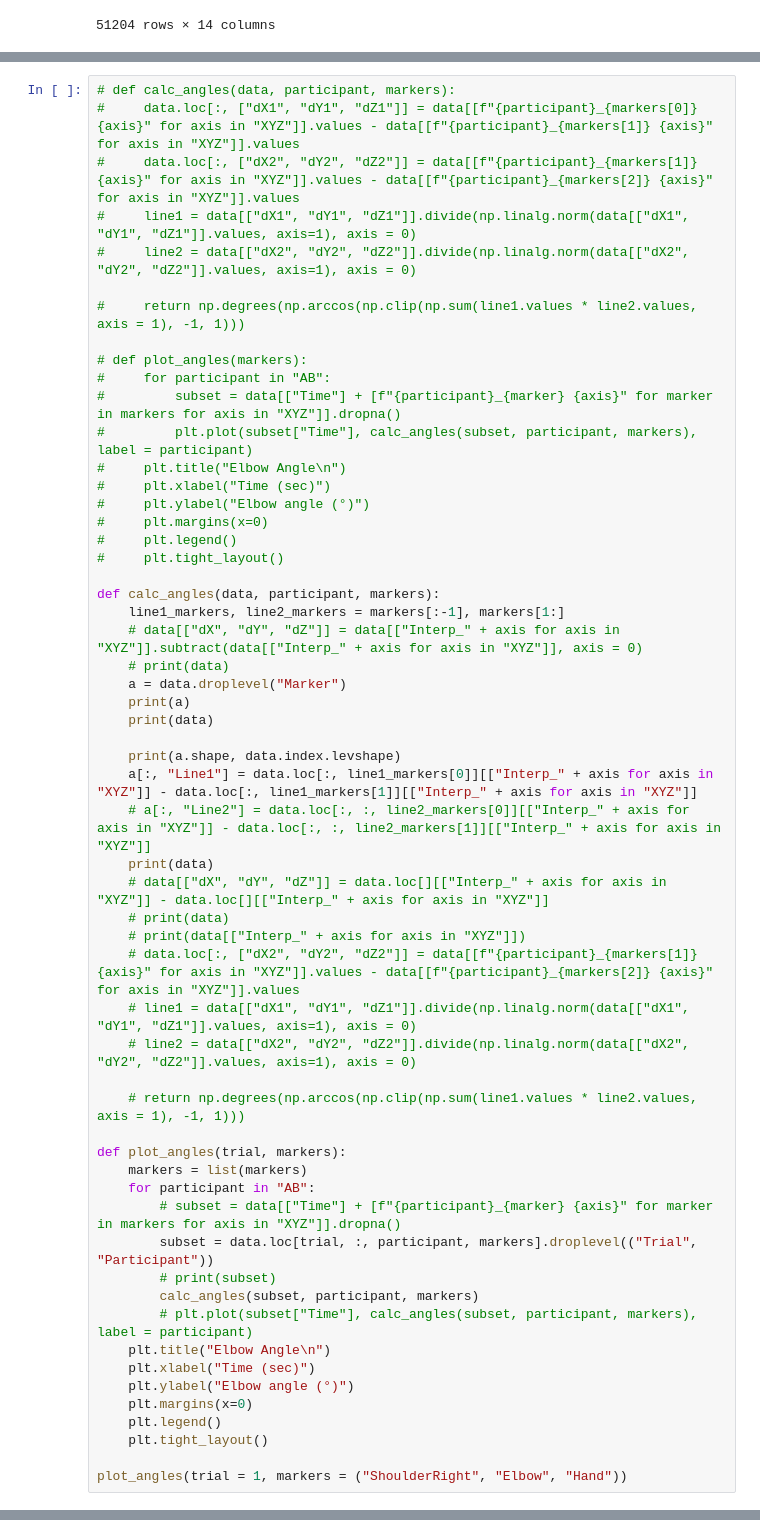
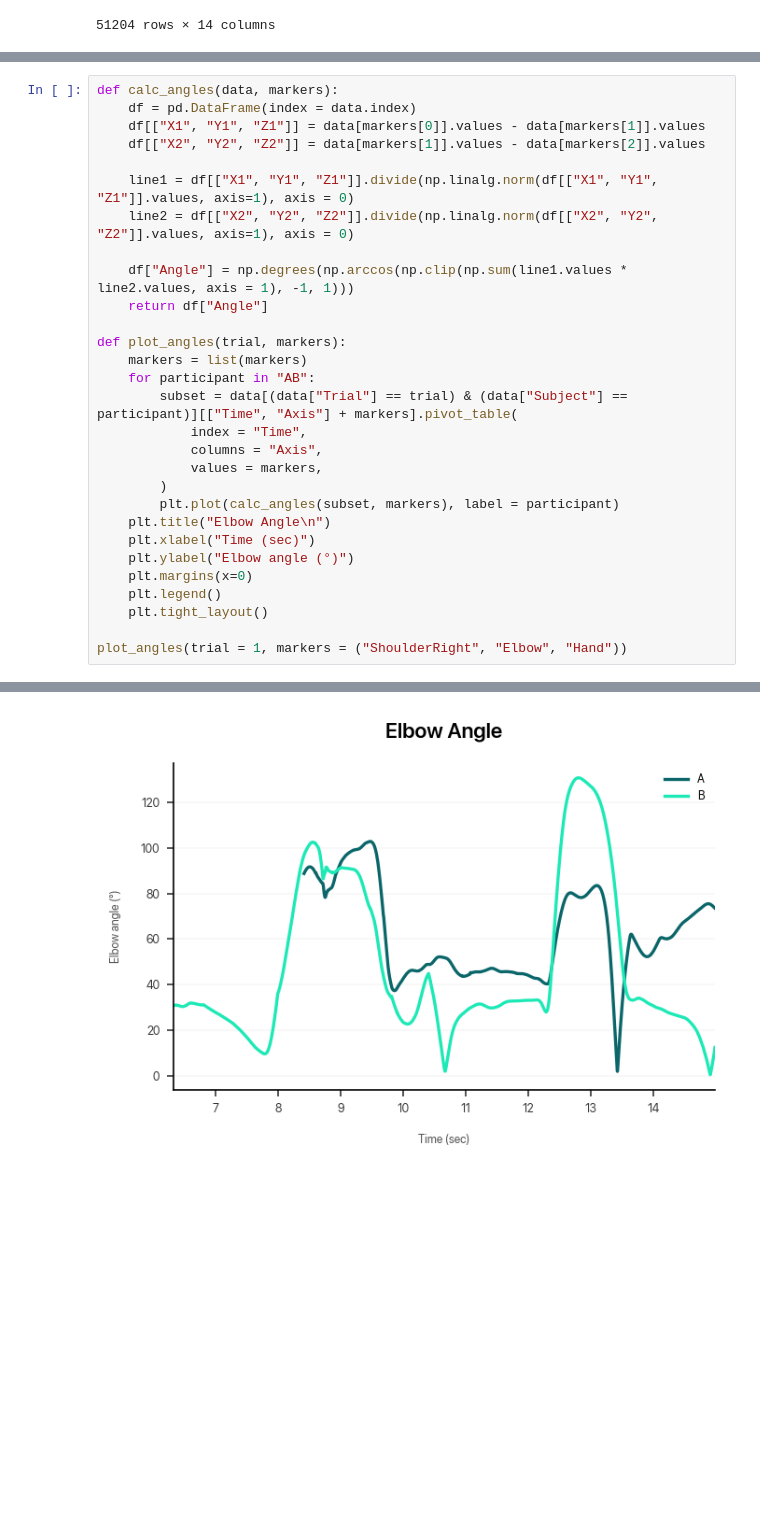
Before and after one commit to dlundgaard/dapup-mocap, a Jupyter notebook: analysis.ipynb, the cells around one changed output, grey strips where cells are left out. Cells and saved outputs as stored; diff of their text form; blank space fills up the shorter version.

Commit message:
achieved acceptable elegance in deetermining angle of elbow joint

```diff
--- a/analysis.ipynb
+++ b/analysis.ipynb
@@ -131,52 +131,24 @@ plot_cross_correlation(trial = 1, marker = "Hand", axis = "X")
 # %%
-# def calc_angles(data, participant, markers):
-#     data.loc[:, ["dX1", "dY1", "dZ1"]] = data[[f"{participant}_{markers[0]} {axis}" for axis in "XYZ"]].values - data[[f"{participant}_{markers[1]} {axis}" for axis in "XYZ"]].values
-#     data.loc[:, ["dX2", "dY2", "dZ2"]] = data[[f"{participant}_{markers[1]} {axis}" for axis in "XYZ"]].values - data[[f"{participant}_{markers[2]} {axis}" for axis in "XYZ"]].values
-#     line1 = data[["dX1", "dY1", "dZ1"]].divide(np.linalg.norm(data[["dX1", "dY1", "dZ1"]].values, axis=1), axis = 0)
-#     line2 = data[["dX2", "dY2", "dZ2"]].divide(np.linalg.norm(data[["dX2", "dY2", "dZ2"]].values, axis=1), axis = 0)
+def calc_angles(data, markers):
+    df = pd.DataFrame(index = data.index)
+    df[["X1", "Y1", "Z1"]] = data[markers[0]].values - data[markers[1]].values
+    df[["X2", "Y2", "Z2"]] = data[markers[1]].values - data[markers[2]].values
 
-#     return np.degrees(np.arccos(np.clip(np.sum(line1.values * line2.values, axis = 1), -1, 1)))
+    line1 = df[["X1", "Y1", "Z1"]].divide(np.linalg.norm(df[["X1", "Y1", "Z1"]].values, axis=1), axis = 0)
+    line2 = df[["X2", "Y2", "Z2"]].divide(np.linalg.norm(df[["X2", "Y2", "Z2"]].values, axis=1), axis = 0)
 
-# def plot_angles(markers):
-#     for participant in "AB":
-#         subset = data[["Time"] + [f"{participant}_{marker} {axis}" for marker in markers for axis in "XYZ"]].dropna()
-#         plt.plot(subset["Time"], calc_angles(subset, participant, markers), label = participant)
-#     plt.title("Elbow Angle\n")
-#     plt.xlabel("Time (sec)")
-#     plt.ylabel("Elbow angle (°)")
-#     plt.margins(x=0)
-#     plt.legend()
-#     plt.tight_layout()
-
-def calc_angles(data, participant, markers):
-    line1_markers, line2_markers = markers[:-1], markers[1:]
-    # data[["dX", "dY", "dZ"]] = data[["Interp_" + axis for axis in "XYZ"]].subtract(data[["Interp_" + axis for axis in "XYZ"]], axis = 0)
-    # print(data)
-    a = data.droplevel("Marker")
-    print(a)
-    print(data)
-
-    print(a.shape, data.index.levshape)
-    a[:, "Line1"] = data.loc[:, line1_markers[0]][["Interp_" + axis for axis in "XYZ"]] - data.loc[:, line1_markers[1]][["Interp_" + axis for axis in "XYZ"]]
-    # a[:, "Line2"] = data.loc[:, :, line2_markers[0]][["Interp_" + axis for axis in "XYZ"]] - data.loc[:, :, line2_markers[1]][["Interp_" + axis for axis in "XYZ"]]
-    print(data)
-    # data[["dX", "dY", "dZ"]] = data.loc[][["Interp_" + axis for axis in "XYZ"]] - data.loc[][["Interp_" + axis for axis in "XYZ"]]
-    # print(data)
-    # print(data[["Interp_" + axis for axis in "XYZ"]])
-    # data.loc[:, ["dX2", "dY2", "dZ2"]] = data[[f"{participant}_{markers[1]} {axis}" for axis in "XYZ"]].values - data[[f"{participant}_{markers[2]} {axis}" for axis in "XYZ"]].values
-    # line1 = data[["dX1", "dY1", "dZ1"]].divide(np.linalg.norm(data[["dX1", "dY1", "dZ1"]].values, axis=1), axis = 0)
-    # line2 = data[["dX2", "dY2", "dZ2"]].divide(np.linalg.norm(data[["dX2", "dY2", "dZ2"]].values, axis=1), axis = 0)
-
-    # return np.degrees(np.arccos(np.clip(np.sum(line1.values * line2.values, axis = 1), -1, 1)))
+    df["Angle"] = np.degrees(np.arccos(np.clip(np.sum(line1.values * line2.values, axis = 1), -1, 1)))
+    return df["Angle"]
 
 def plot_angles(trial, markers):
     markers = list(markers)
     for participant in "AB":
-        # subset = data[["Time"] + [f"{participant}_{marker} {axis}" for marker in markers for axis in "XYZ"]].dropna()
-        subset = data.loc[trial, :, participant, markers].droplevel(("Trial", "Participant"))
-        # print(subset)
-        calc_angles(subset, participant, markers)
-        # plt.plot(subset["Time"], calc_angles(subset, participant, markers), label = participant)
+        subset = data[(data["Trial"] == trial) & (data["Subject"] == participant)][["Time", "Axis"] + markers].pivot_table(
+            index = "Time",
+            columns = "Axis",
+            values = markers,
+        )
+        plt.plot(calc_angles(subset, markers), label = participant)
     plt.title("Elbow Angle\n")
     plt.xlabel("Time (sec)")
     plt.ylabel("Elbow angle (°)")
@@ -206,0 +161 @@ KeyError: 'ShoulderRight'
+[figure, added]
```
Also changed, not shown: parts of 3 cells of this notebook.
